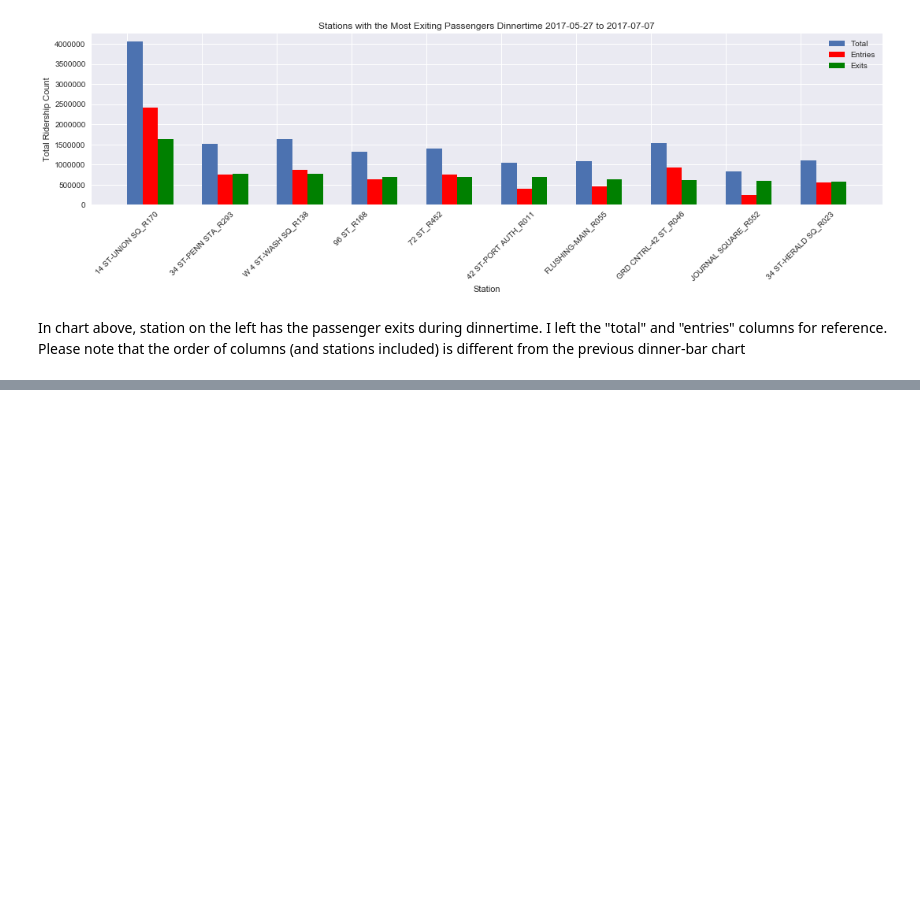
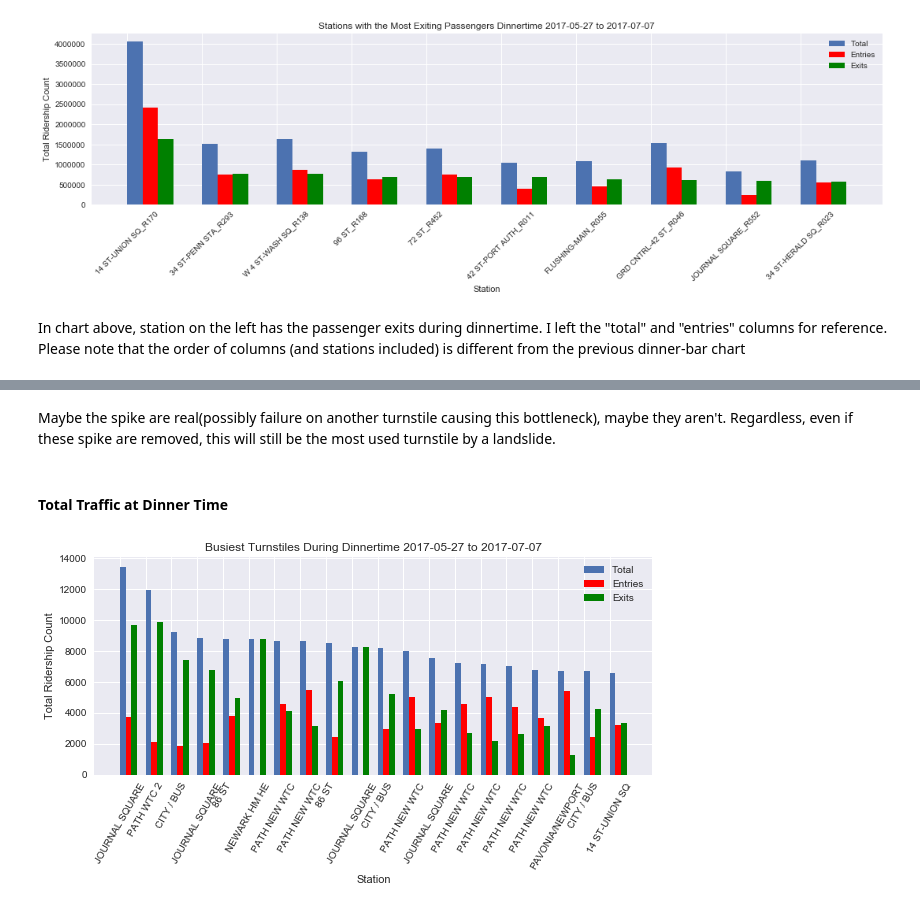
Before and after one commit to everling-prime/benson, a Jupyter notebook: mta_challenges_pandas_mvl.ipynb, the cells around one changed output, grey strips where cells are left out. Saved outputs shown, nothing was run; the diff lists cells and outputs as text; code cells hidden in the pictures; blank space fills up the shorter version.

```diff
--- a/mta_challenges_pandas_mvl.ipynb
+++ b/mta_challenges_pandas_mvl.ipynb
@@ -645,0 +689,53 @@ In chart above, station on the left has the passenger exits during dinnertime. I
+# %% [markdown]
+Maybe the spike are real(possibly failure on another turnstile causing this bottleneck), maybe they aren't. Regardless, even if these spike are removed, this will still be the most used turnstile by a landslide.
+# %% [markdown]
+#### Total Traffic at Dinner Time
+# %%
+# Dinner Sorted
+turnstile_summed_dinner_sorted = turnstile_daily.sort_values('total_dinner_traffic',ascending=False)
+
+top_group_size = 20
+xlabs = turnstile_summed_dinner_sorted.iloc[0:top_group_size]['station']
+yvals_total = turnstile_summed_dinner_sorted.iloc[0:top_group_size]['total_dinner_traffic']
+yvals_entries = turnstile_summed_dinner_sorted.iloc[0:top_group_size]['dinner_entries']
+yvals_exits = turnstile_summed_dinner_sorted.iloc[0:top_group_size]['dinner_exits']
+
+xvals = np.linspace(0,top_group_size+1,top_group_size)
+
+fig, ax = plt.subplots(figsize=(10, 4))
+total_bars = ax.bar(xvals,yvals_total,
+            edgecolor='none',
+            width=0.25,
+            align='edge',
+            label='y1');
+
+entry_bars = ax.bar(xvals+0.25,yvals_entries,
+            color = 'red',
+            edgecolor='none',
+            width=0.25,
+            align='edge',
+            label='y1');
+
+exit_bars = ax.bar(xvals+0.50,yvals_exits,
+            color = 'green',
+            edgecolor='none',
+            width=0.25,
+            align='edge',
+            label='y1')
+
+
+ax.set_xticks(xvals);
+plt.xticks(rotation = 60)
+ax.set_xticklabels(xlabs);
+ax.set_xlabel('Station');
+ax.set_ylabel('Total Ridership Count');
+
+ax.legend((total_bars[0], entry_bars[0],exit_bars), ('Total', 'Entries','Exits'))
+
+
+# Title Formating
+min_date = str(station_daily['dtime'].min().date())
+max_date = str(station_daily['dtime'].max().date())
+ax.set_title('Busiest Turnstiles During Dinnertime %s to %s' % (min_date,max_date));
+# %% [output]
+[figure, added]
```
Also changed, not shown: parts of 7 cells of this notebook.
